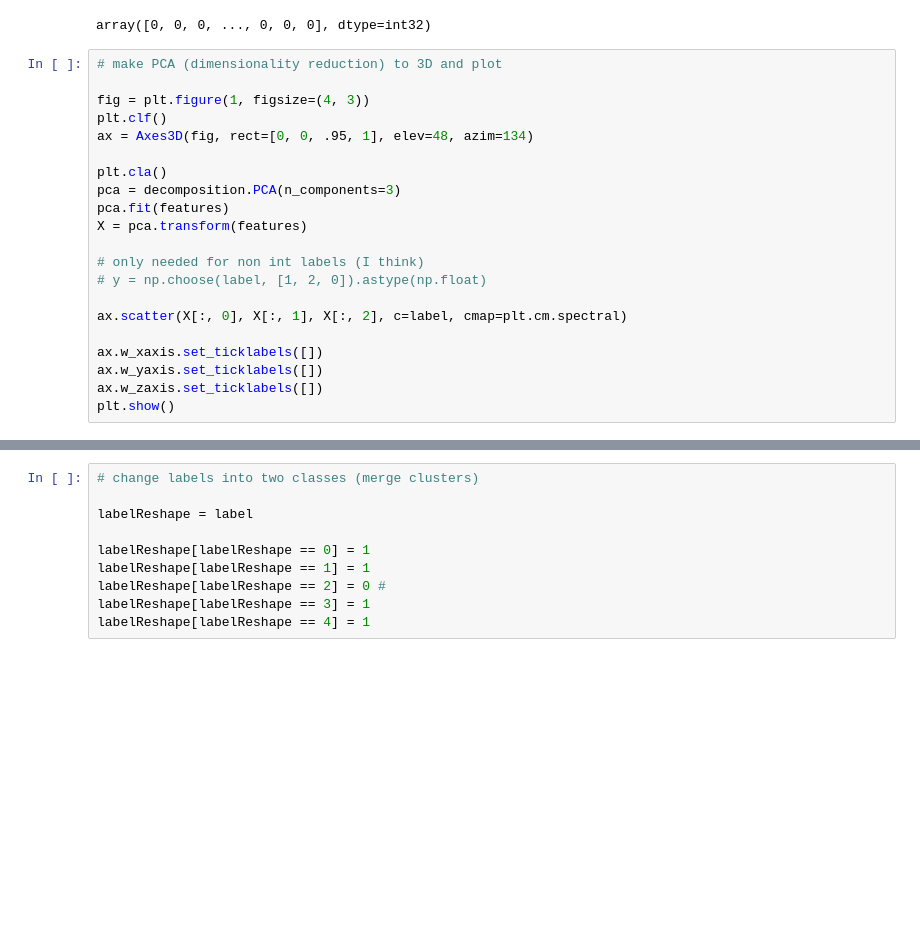
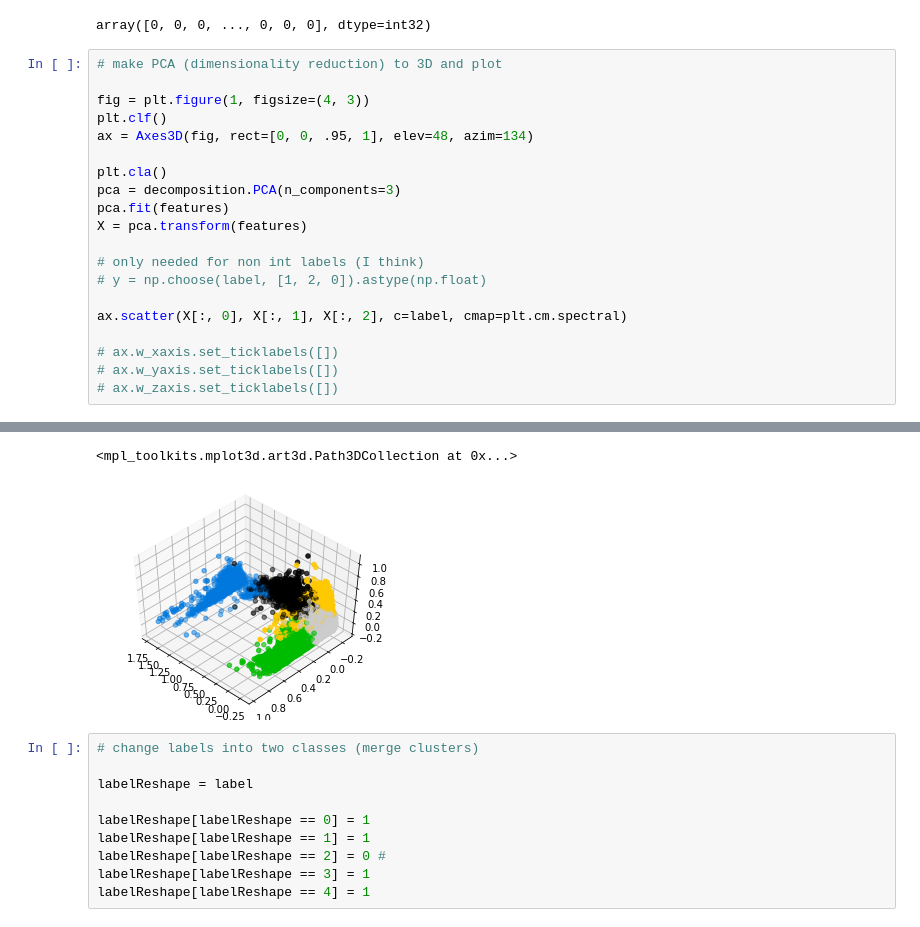
Before and after one commit to horken7/circadian-rhytm, a Jupyter notebook: classify.ipynb, the cells around one changed output, grey strips where cells are left out. Saved outputs shown, nothing was run; the diff lists cells and outputs as text; blank space fills up the shorter version.

```diff
--- a/classify.ipynb
+++ b/classify.ipynb
@@ -155,8 +134,7 @@ X = pca.transform(features)
 
 ax.scatter(X[:, 0], X[:, 1], X[:, 2], c=label, cmap=plt.cm.spectral)
 
-ax.w_xaxis.set_ticklabels([])
-ax.w_yaxis.set_ticklabels([])
-ax.w_zaxis.set_ticklabels([])
-plt.show()
+# ax.w_xaxis.set_ticklabels([])
+# ax.w_yaxis.set_ticklabels([])
+# ax.w_zaxis.set_ticklabels([])
 # %% [output]
@@ -165,3 +141,5 @@ plt.show()
+<mpl_toolkits.mplot3d.art3d.Path3DCollection at 0x...>
+[figure, added]
 # %%
 # change labels into two classes (merge clusters)
 
```
Also changed, not shown: parts of 4 cells of this notebook.
